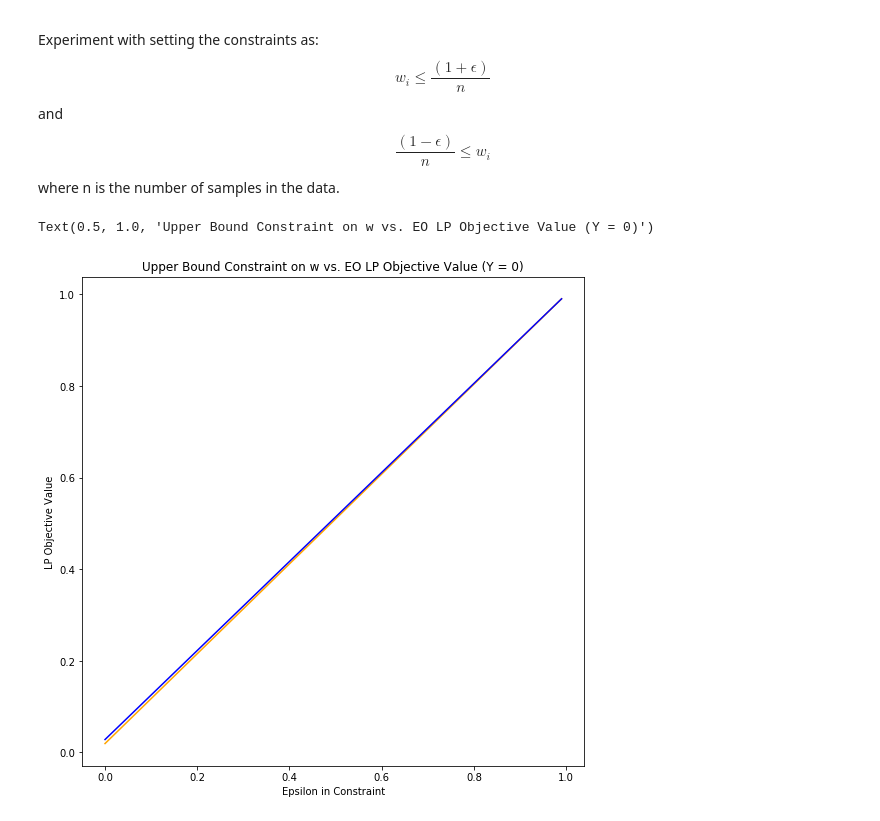
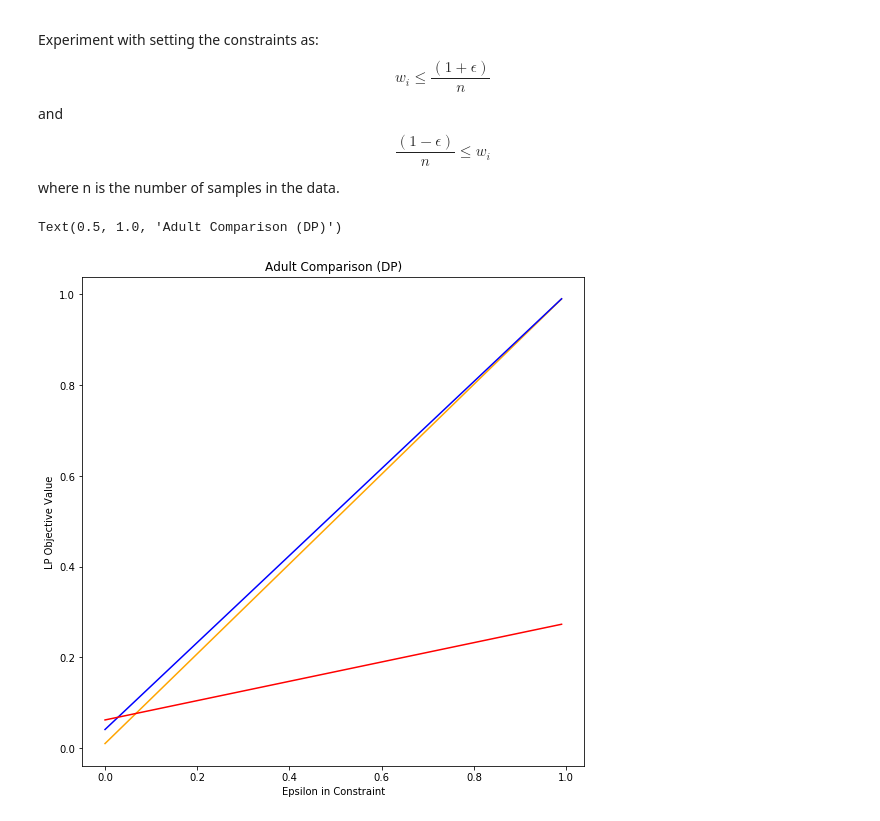
Before and after one commit to samuel-deng/Ensuring-Fairness-Beyond-the-Training-Data, a Jupyter notebook: algorithms/Part3_Comparisons/comparison_DP_adult.ipynb, the cells around one changed output. Saved outputs shown, nothing was run; the diff lists cells and outputs as text; code cells hidden in the pictures.

Commit message:
Comparisons

```diff
--- a/algorithms/Part3_Comparisons/comparison_DP_adult.ipynb
+++ b/algorithms/Part3_Comparisons/comparison_DP_adult.ipynb
@@ -243,2 +244,7 @@ Delta_dp = 0.019501076358110714
 # %% [markdown]
 ## Predict (Our Algorithm)
+# %%
+pickled_file = 'h_0_test.pkl'
+pickled_robust_h = open(pickled_file, "rb")
+robust_h = pickle.load(pickled_robust_h)
+robust_pred = robust_h.predict(X_test)
@@ -294,6 +311,7 @@ epsilon_granule = 0.01
 
 lower_bounds = []
 upper_bounds = []
+robust_objective_values = []
 inprocessing_objective_values = []
 postprocessing_objective_values = []
 weights = []
@@ -306,11 +324,13 @@ for i in range(0, 100):
     epsilon = epsilon_granule * i
     lower_bound = (1 - epsilon)/(len(X_test))
     upper_bound = (1 + epsilon)/(len(X_test))
-    test.append(DP_linear_prog(postprocessing_y_pred, a_indices_test, proportions_test, lower_bound, upper_bound, 'a1', 'a0')[0])
+    test.append(DP_linear_prog(postprocessing_y_pred, a_indices_test, proportions_test, lower_bound, upper_bound, 'a0', 'a1')[0])
     postprocessing_objective_value, w = DP_linear_prog(postprocessing_y_pred, a_indices_test, proportions_test, lower_bound, upper_bound, 'a0', 'a1')
     postprocessing_objective_values.append(postprocessing_objective_value)
     inprocessing_objective_value, w = DP_linear_prog(inprocessing_y_pred, a_indices_test, proportions_test, lower_bound, upper_bound, 'a0', 'a1')
     inprocessing_objective_values.append(inprocessing_objective_value)
+    robust_objective_value, w = DP_linear_prog(robust_pred, a_indices_test, proportions_test, lower_bound, upper_bound, 'a0', 'a1')
+    robust_objective_values.append(robust_objective_value)
     epsilons.append(epsilon)
     lower_bounds.append(lower_bound)
     upper_bounds.append(upper_bound)
@@ -318,11 +338,12 @@ for i in range(0, 100):
 # %%
 # Plot the constraints vs. objective values
 plt.figure(figsize=(9,9))
 plt.plot(epsilons, postprocessing_objective_values, 'orange')
 plt.plot(epsilons, inprocessing_objective_values, 'blue')
+plt.plot(epsilons, robust_objective_values, 'red')
 plt.xlabel('Epsilon in Constraint')
 plt.ylabel('LP Objective Value')
-plt.title('Upper Bound Constraint on w vs. EO LP Objective Value (Y = 0)')
+plt.title('Adult Comparison (DP)')
 # %% [output]
-Text(0.5, 1.0, 'Upper Bound Constraint on w vs. EO LP Objective Value (Y = 0)')
+Text(0.5, 1.0, 'Adult Comparison (DP)')
-[figure, old version]
+[figure, new version]
```
Also changed, not shown: parts of 5 cells of this notebook, 15 other files.
